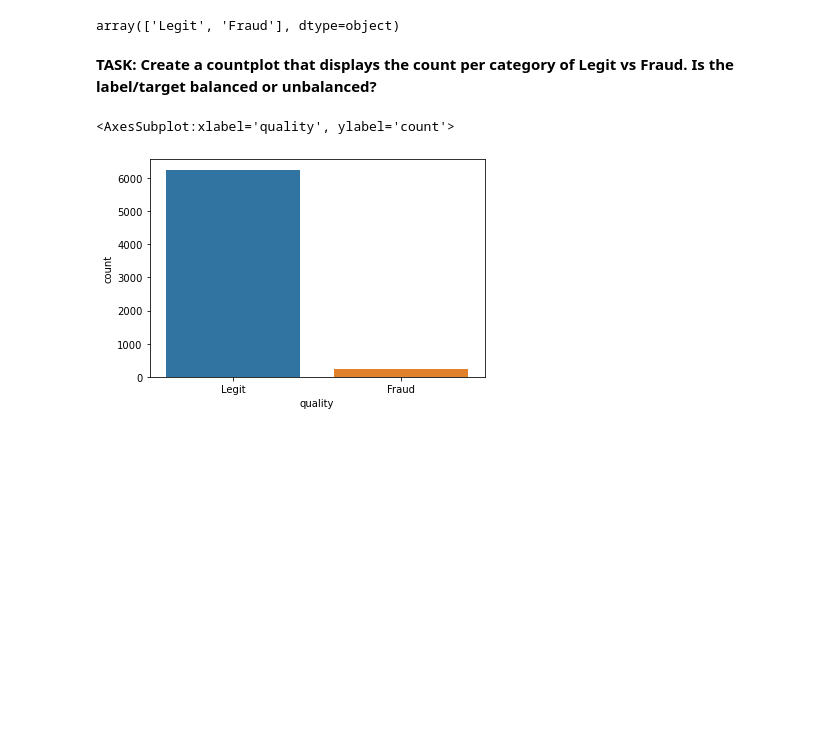
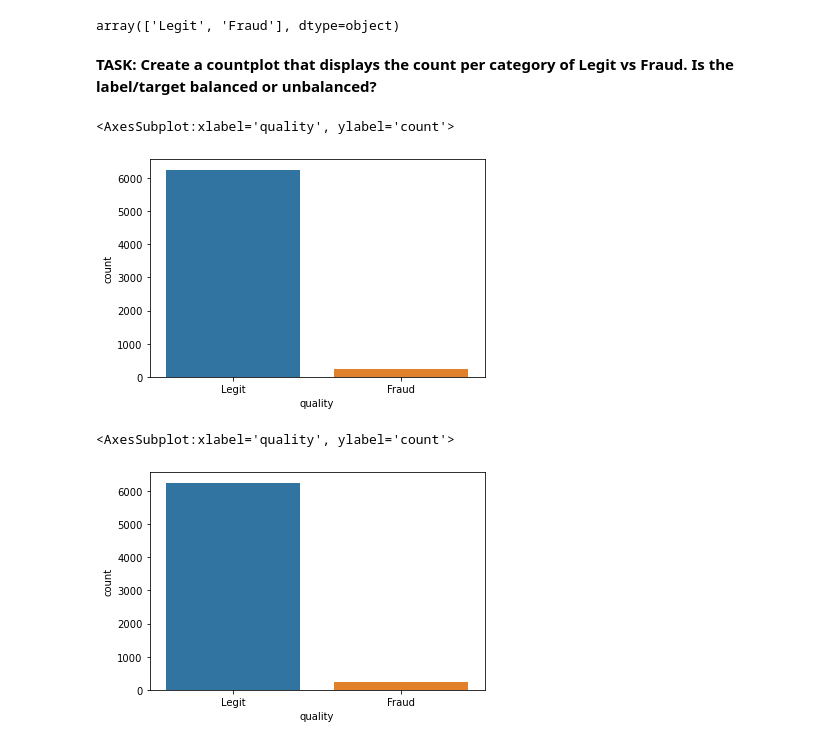
Before and after one commit to alpha-nero1/2021-Python-for-Machine-Learning-Data-Science-Masterclass, a Jupyter notebook: 13-Support-Vector-Machines/02-SVM-Project-Exercise.ipynb, the cells around one changed output. Cells and saved outputs as stored; diff of their text form; code cells hidden in the pictures; blank space fills up the shorter version.

```diff
--- a/13-Support-Vector-Machines/02-SVM-Project-Exercise.ipynb
+++ b/13-Support-Vector-Machines/02-SVM-Project-Exercise.ipynb
@@ -61,6 +66,10 @@ array(['Legit', 'Fraud'], dtype=object)
 **TASK: Create a countplot that displays the count per category of Legit vs Fraud. Is the label/target balanced or unbalanced?**
 # %%
 # CODE HERE
+sns.countplot(data=df, x='quality')
+# %% [output]
+<AxesSubplot:xlabel='quality', ylabel='count'>
+[figure, added]
 # %%
 # %% [output]
 <AxesSubplot:xlabel='quality', ylabel='count'>
```
Also changed, not shown: parts of 33 cells of this notebook, 9 other files.
